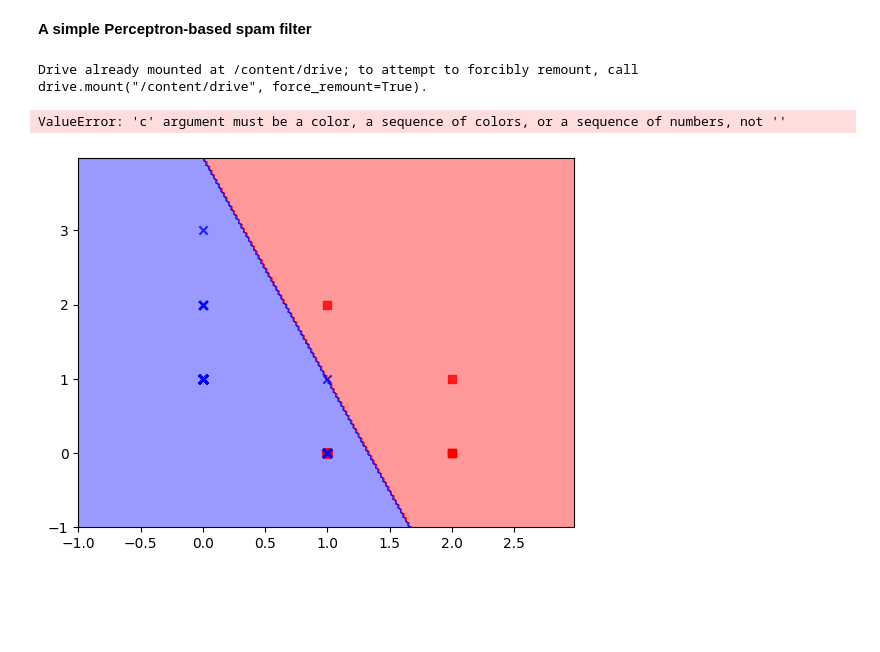
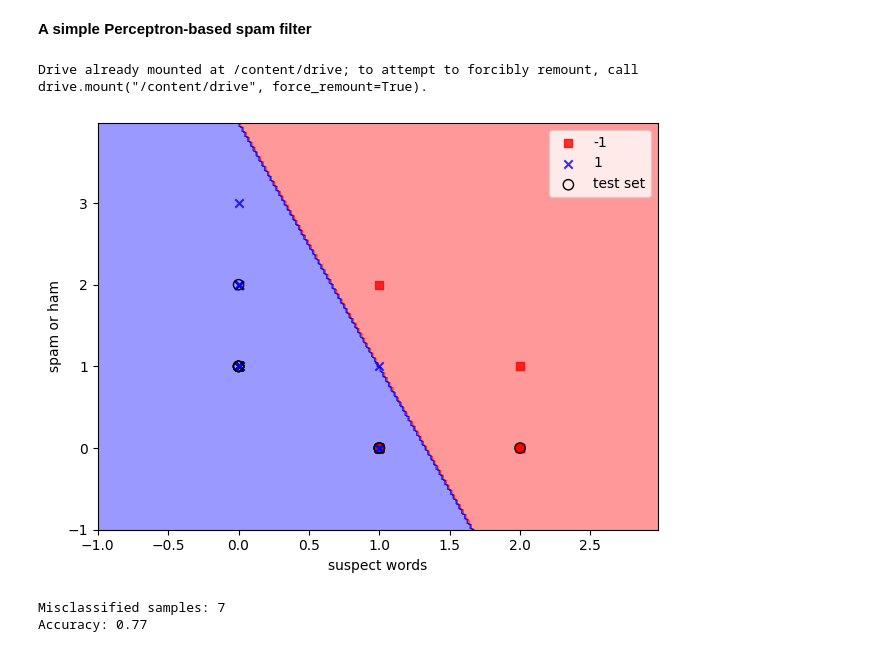
Before and after one commit to chandrajitpal/Cybersecurity, a Jupyter notebook: cyberlabs/LAB2_CYBER.ipynb, the cells around one changed output. Drawn from its saved outputs; the diff is of its cells as text; code cells hidden in the pictures; blank space fills up the shorter version.

```diff
--- a/cyberlabs/LAB2_CYBER.ipynb
+++ b/cyberlabs/LAB2_CYBER.ipynb
@@ -320,7 +320,7 @@ def plot_decision_regions(X, y, classifier, test_idx=None, resolution=0.02):
 
     for idx, cl in enumerate(np.unique(y)):
         plt.scatter(x=X[y == cl, 0], y=X[y == cl, 1],
-                    alpha=0.8, c=cmap(idx),
+                    alpha=0.8, c=colors[idx],
                     marker=markers[idx], label=cl)
 
     # highlight test samples
@@ -334,7 +334,8 @@ def plot_decision_regions(X, y, classifier, test_idx=None, resolution=0.02):
 
         plt.scatter(X_test[:, 0],
                     X_test[:, 1],
-                    c='',
+                    facecolors='none',
+                    edgecolors='black',
                     alpha=1.0,
                     linewidths=1,
                     marker='o',
@@ -352,32 +353,41 @@ y = np.where(y == 'spam', -1, 1)
 X = df.iloc[:, [1, 2]].values
 
 from sklearn.model_selection import train_test_split
 
 X_train, X_test, y_train, y_test = train_test_split(
          X, y, test_size=0.3, random_state=0)
 
 
 from sklearn.linear_model import Perceptron
 
 p = Perceptron(max_iter=40, eta0=0.1, random_state=0)
 p.fit(X_train, y_train)
 
 y_pred = p.predict(X_test)
 
 #from defs import plot_decision_regions
 
 X_combined = np.vstack((X_train, X_test))
 y_combined = np.hstack((y_train, y_test))
 
 plot_decision_regions(X=X_combined, y=y_combined,
                       classifier=p, test_idx=range(-5, 5))
 plt.xlabel('suspect words')
 plt.ylabel('spam or ham')
 plt.legend(loc='upper right')
 
 plt.tight_layout()
 plt.show()
+
+
+
+
+from sklearn.metrics import accuracy_score
+
+print('Misclassified samples: %d' % (y_test != y_pred).sum())
+print('Accuracy: %.2f' % accuracy_score(y_test, y_pred))
 # %% [output]
 Drive already mounted at /content/drive; to attempt to forcibly remount, call drive.mount("/content/drive", force_remount=True).
+[figure, new version]
-ValueError: 'c' argument must be a color, a sequence of colors, or a sequence of numbers, not ''
+Misclassified samples: 7
+Accuracy: 0.77
-[figure, old version]
```
